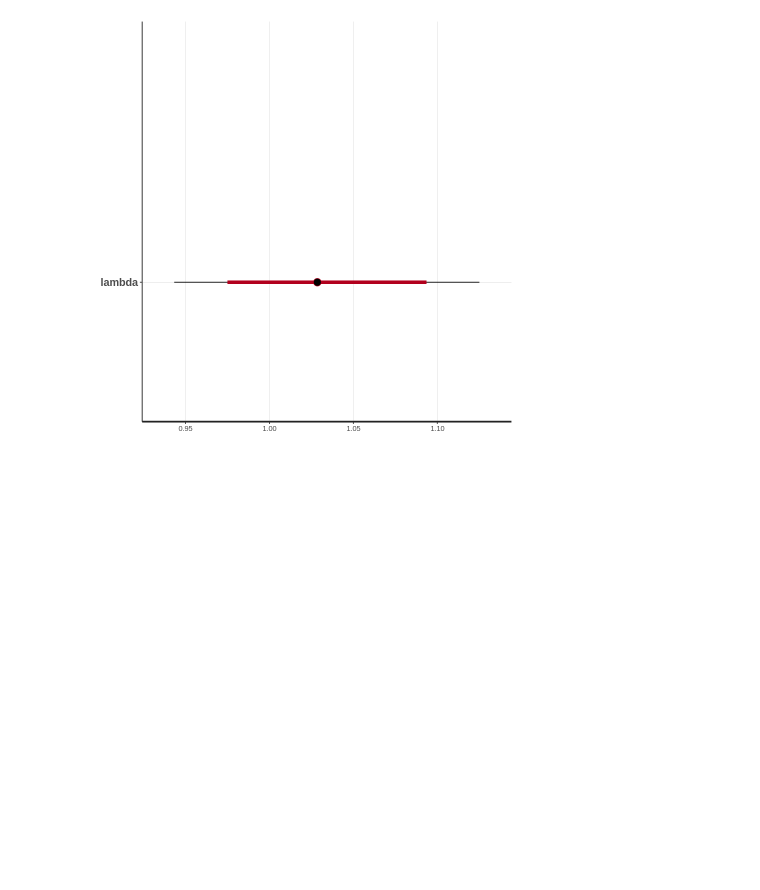
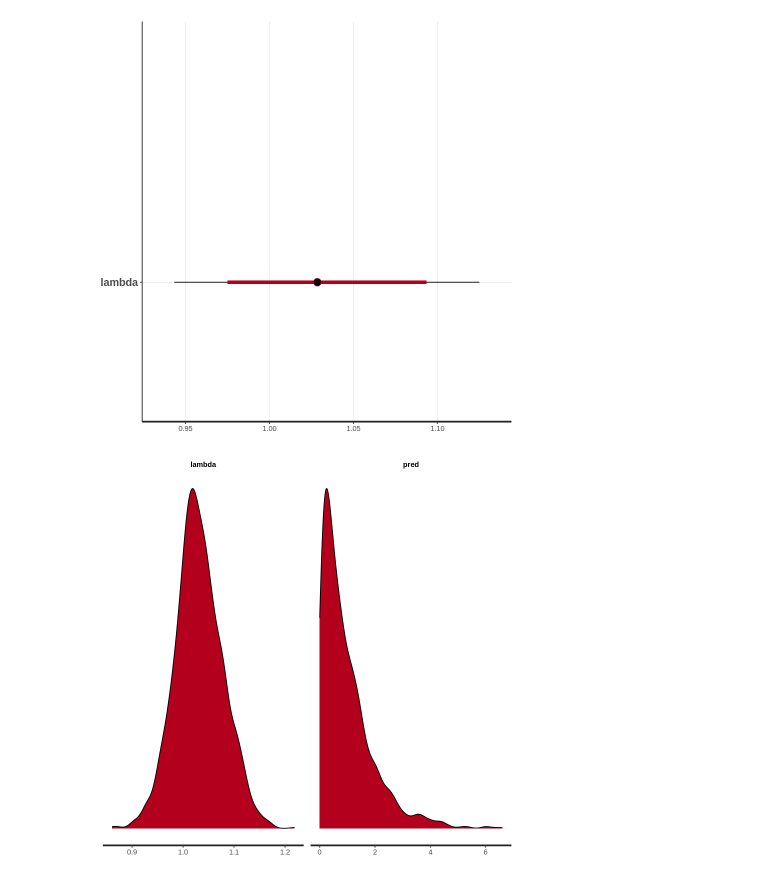
Before and after one commit to hublun/Bayesian_Aggregation_Average_Data, a Jupyter notebook: custom_dist_stan.ipynb, the cells around one changed output. Saved outputs shown, nothing was run; the diff lists cells and outputs as text; code cells hidden in the pictures; blank space fills up the shorter version.

```diff
--- a/custom_dist_stan.ipynb
+++ b/custom_dist_stan.ipynb
@@ -78,3 +78,7 @@ ci_level: 0.8 (80% intervals)
 
 outer_level: 0.95 (95% intervals)
 [figure]
+# %%
+stan_dens(fit)
+# %% [output]
+[figure, added]
```
Also changed, not shown: 1 other file.
